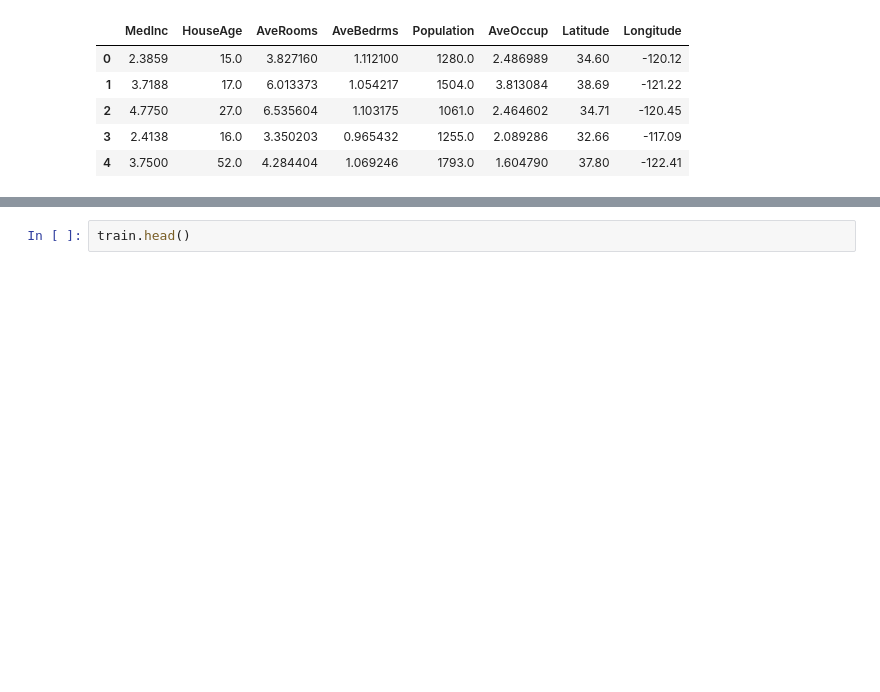
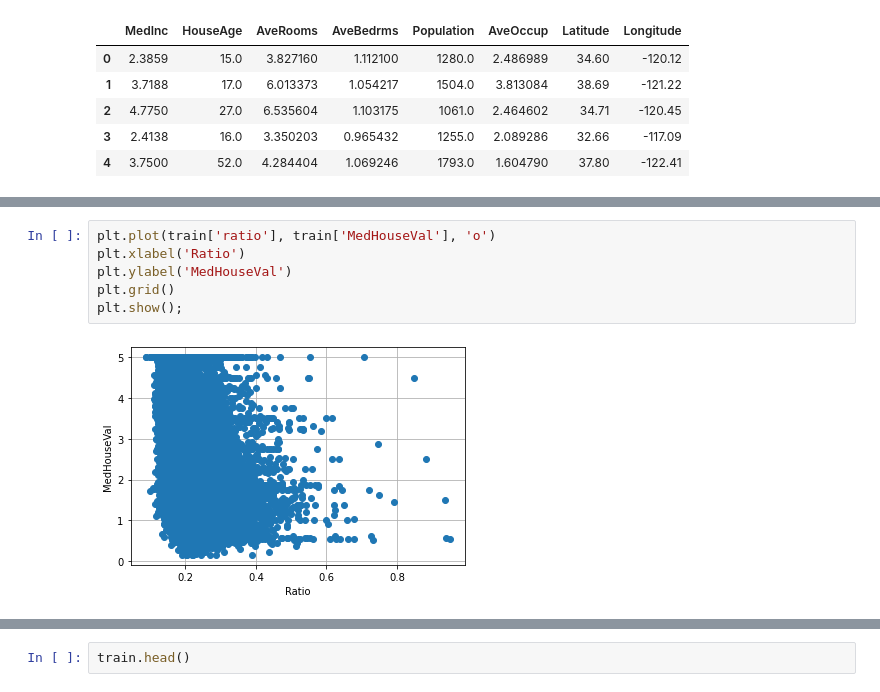
Before and after one commit to Analytics-Data-Science-and-Tech/Analytics_Data_Science, a Jupyter notebook: Tabular-Playground-Series/Tabular-Playground-Jan-2023/Ep1/Feature_Engineering.ipynb, the cells around one changed output, grey strips where cells are left out. Drawn from its saved outputs; the diff is of its cells as text; blank space fills up the shorter version.

```diff
--- a/Tabular-Playground-Series/Tabular-Playground-Jan-2023/Ep1/Feature_Engineering.ipynb
+++ b/Tabular-Playground-Series/Tabular-Playground-Jan-2023/Ep1/Feature_Engineering.ipynb
@@ -93,0 +128,8 @@ X.head()
+# %%
+plt.plot(train['ratio'], train['MedHouseVal'], 'o')
+plt.xlabel('Ratio')
+plt.ylabel('MedHouseVal')
+plt.grid()
+plt.show();
+# %% [output]
+[figure, added]
```
Also changed, not shown: parts of 11 cells of this notebook.
